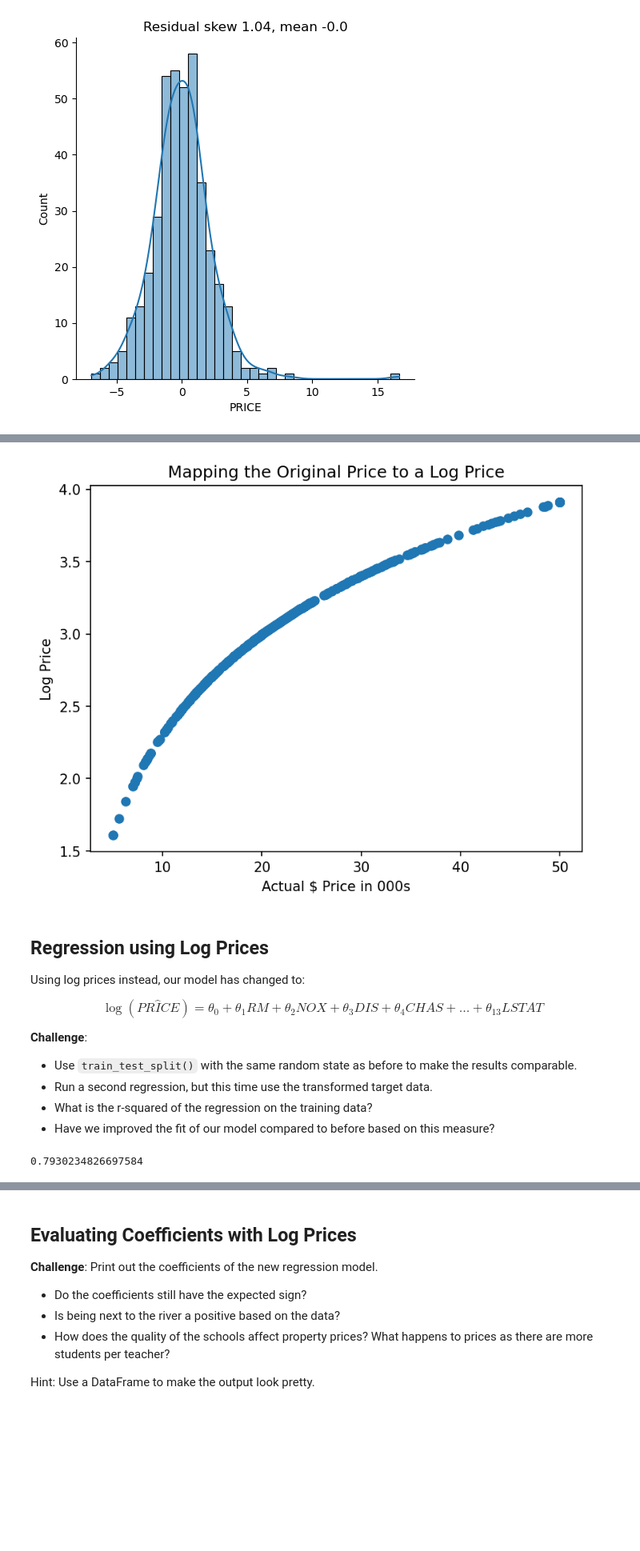
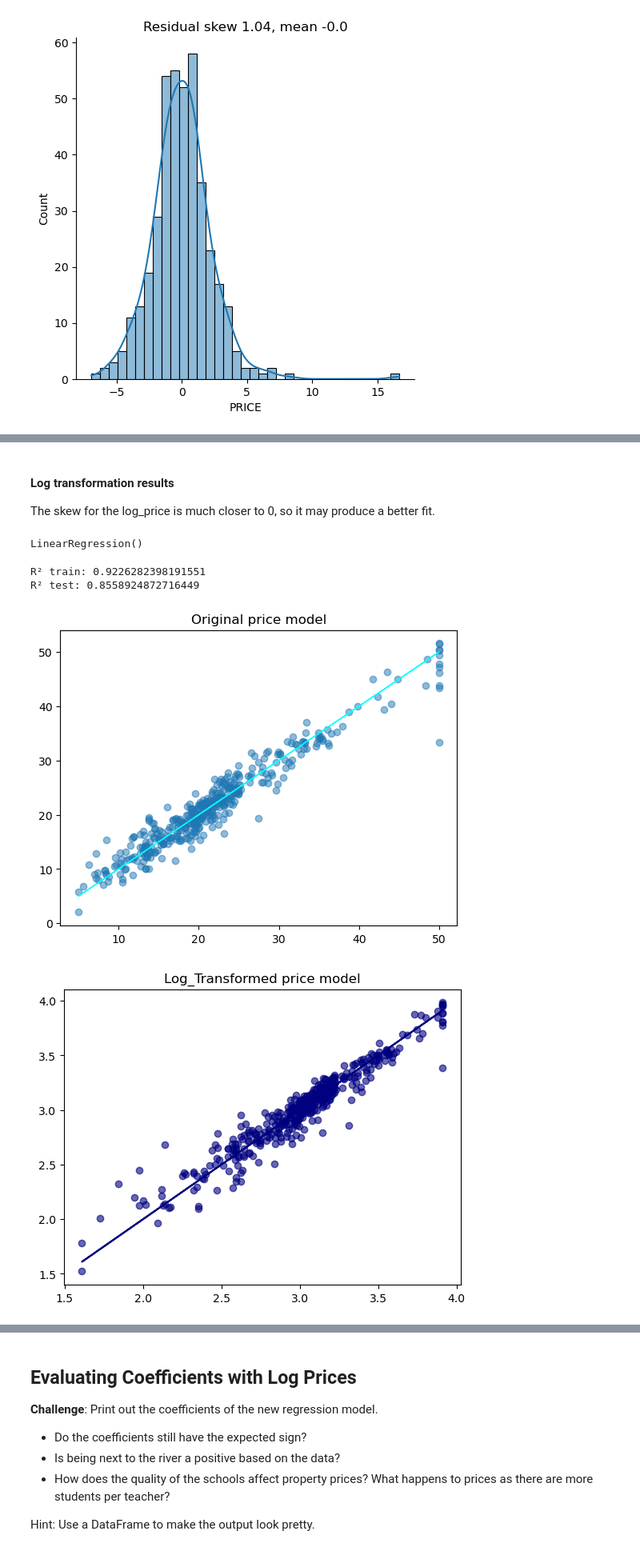
Before and after one commit to Hua4worlds/Boston_House_Price_model, a Jupyter notebook: Boston_House_Price_Regression_Analysis_and_Valuation_Model.ipynb, the cells around one changed output, grey strips where cells are left out. Shown at 80% size. Cells and saved outputs as stored; diff of their text form; code cells hidden in the pictures; blank space fills up the shorter version.

Commit message:
Updated the model evaluation section

```diff
--- a/Boston_House_Price_Regression_Analysis_and_Valuation_Model.ipynb
+++ b/Boston_House_Price_Regression_Analysis_and_Valuation_Model.ipynb
@@ -417,26 +431,7 @@ We can see this when we plot the actual prices against the (transformed) log pri
-# %%
-plt.figure(dpi=150)
-plt.scatter(data.PRICE, np.log(data.PRICE))
-
-plt.title('Mapping the Original Price to a Log Price')
-plt.ylabel('Log Price')
-plt.xlabel('Actual $ Price in 000s')
-plt.show()
-# %% [output]
-[figure, removed]
-# %% [markdown]
-## Regression using Log Prices
-
-Using log prices instead, our model has changed to:
-
-$$ \log (PR \hat ICE) = \theta _0 + \theta _1 RM + \theta _2 NOX + \theta_3 DIS + \theta _4 CHAS + ... + \theta _{13} LSTAT $$
-
-**Challenge**:
-
-* Use `train_test_split()` with the same random state as before to make the results comparable.
-* Run a second regression, but this time use the transformed target data.
-* What is the r-squared of the regression on the training data?
-* Have we improved the fit of our model compared to before based on this measure?
+# %% [markdown]
+#### Log transformation results
+
+The skew for the log_price is much closer to 0, so it may produce a better fit.
 # %%
 new_target = np.log(data.PRICE)
 features=data.drop('PRICE', axis=1)
@@ -444,17 +439,37 @@ X_train, X_test, log_y_train, log_y_test= train_test_split(features,
                                                    new_target,
                                                    test_size=0.2,
                                                    random_state=10,
+    )
 
-)
-
-# Initialize and train the model
-log_regr = LinearRegression()
-log_regr.fit(X_train, log_y_train)
-log_rsquared = log_regr.score(X_train, log_y_train)
-
-log_predictions = log_regr.predict(X_train)
-log_residuals = (log_y_train - log_predictions)
-
-print(f"{log_rsquared}")
+log_pl_regr = PolynomialFeatures(degree = 2)
+log_X_train_pl = log_pl_regr.fit_transform(X_train)
+log_pl_regr.fit(log_X_train_pl, log_y_train)
+log_regr_pl = LinearRegression()
+log_regr_pl.fit(log_X_train_pl, log_y_train)
 # %% [output]
-0.7930234826697584
+LinearRegression()
+# %%
+log_predicted_values_pl_train = log_regr_pl.predict(log_X_train_pl)
+log_rsquare_pl = r2_score(log_y_train, log_predicted_values_pl_train)
+log_residuals = log_y_train - log_predicted_values_pl_train
+print(f"R² train: {log_rsquare_pl}")
+
+log_predicted_values_pl_test = log_regr_pl.predict(log_pl_regr.fit_transform(X_test))
+log_rsquare_pl_test = r2_score(log_y_test, log_predicted_values_pl_test)
+print(f"R² test: {log_rsquare_pl_test}")
+# %% [output]
+R² train: 0.9226282398191551
+R² test: 0.8558924872716449
+# %%
+plt.scatter(    x=y_train,    y=predicted_values_pl_train,    alpha=0.5)
+plt.plot(    y_train,    y_train,    c='cyan',    linewidth=1)
+plt.title(f'Original price model')
+plt.show()
+
+plt.scatter(x=log_y_train, y=log_predicted_values_pl_train, c='navy', alpha=0.6)
+plt.plot(log_y_train, log_y_train, c='navy')
+plt.title(f'Log_Transformed price model')
+plt.show()
+# %% [output]
+[figure, added]
+[figure, added]
```
Also changed, not shown: parts of 26 cells of this notebook.
